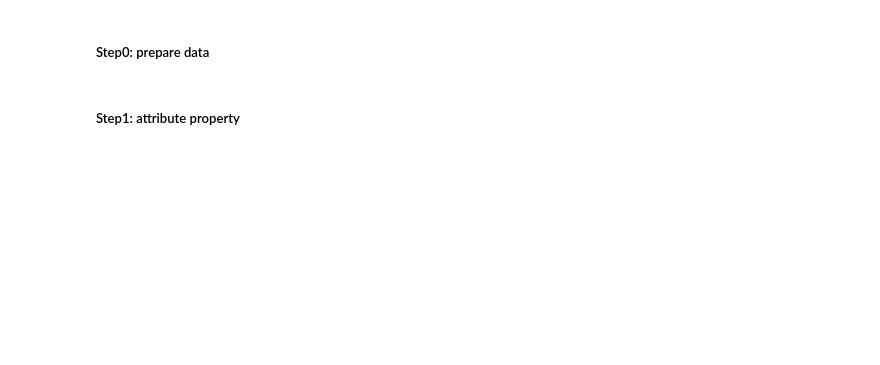
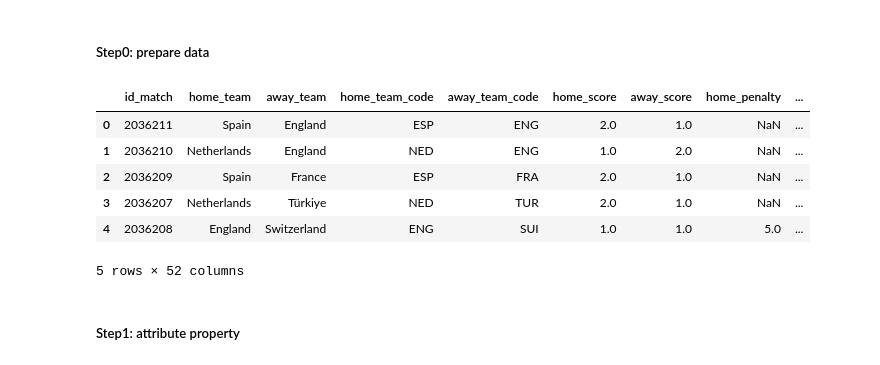
Before and after one commit to jbaii/CPSC322FinalProject, a Jupyter notebook: analysis.ipynb, the cells around one changed output. Saved outputs shown, nothing was run; the diff lists cells and outputs as text; code cells hidden in the pictures; blank space fills up the shorter version.

```diff
--- a/analysis.ipynb
+++ b/analysis.ipynb
@@ -34,3 +22,14 @@ winner = df.get_column("winner")
+# %%
+df = pd.read_csv("archive/matches/matches/euro/2024.csv")
+df.head()
+# %% [output]
+|  | id_match | home_team | away_team | home_team_code | away_team_code | home_score | away_score | home_penalty | ... |
+| 0 | 2036211 | Spain | England | ESP | ENG | 2.0 | 1.0 | NaN | ... |
+| 1 | 2036210 | Netherlands | England | NED | ENG | 1.0 | 2.0 | NaN | ... |
+| 2 | 2036209 | Spain | France | ESP | FRA | 2.0 | 1.0 | NaN | ... |
+| 3 | 2036207 | Netherlands | Türkiye | NED | TUR | 2.0 | 1.0 | NaN | ... |
+| 4 | 2036208 | England | Switzerland | ENG | SUI | 1.0 | 1.0 | 5.0 | ... |
+5 rows × 52 columns
 # %% [markdown]
 ##### Step1: attribute property
 # %%
```
Also changed, not shown: parts of 4 cells of this notebook, 1 other file.
